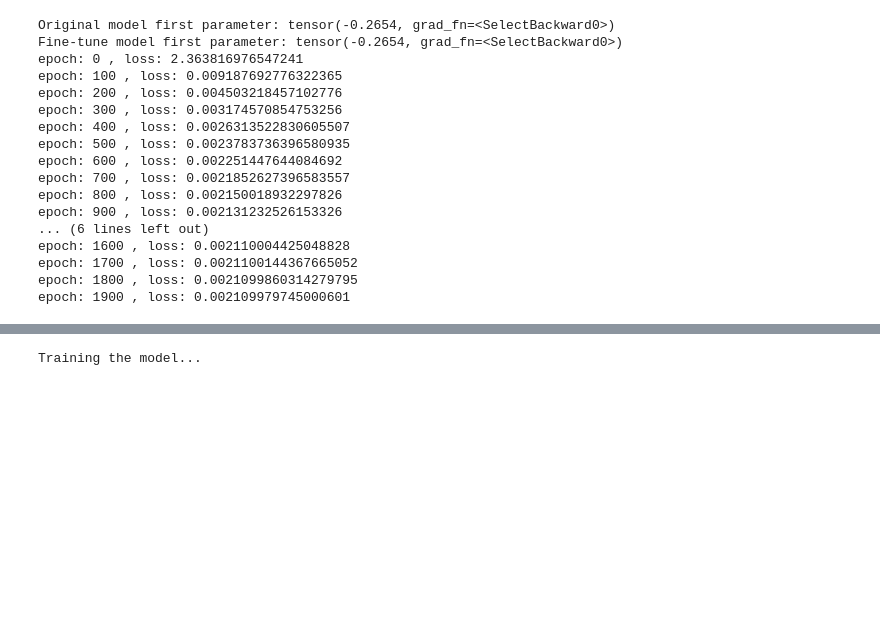
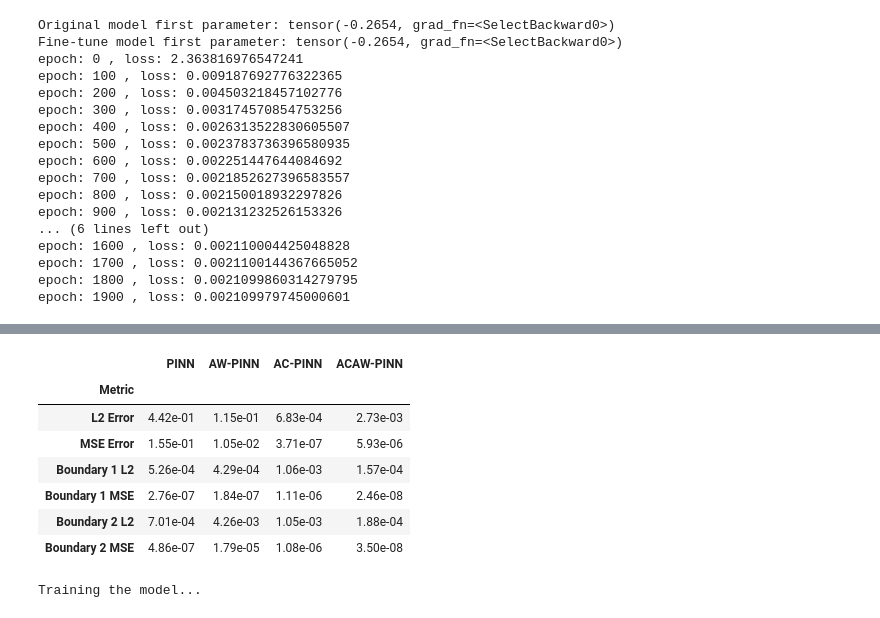
Before and after one commit to Mohammed-khlifi/NeuralPDE-Solver, a Jupyter notebook: main.ipynb, the cells around one changed output, grey strips where cells are left out. Cells and saved outputs as stored; diff of their text form; code cells hidden in the pictures; blank space fills up the shorter version.

```diff
--- a/main.ipynb
+++ b/main.ipynb
@@ -240,3 +380,71 @@ mse error: 0.550643265247345
+# %%
+import pandas as pd
+import numpy as np
+import torch.nn.functional as F
+
+def create_comparison_table(u_pred, AW_u_pred, AC_u_pred, ACAW_u_pred_2, exact):
+    metrics = {
+        'Metric': ['L2 Error', 'MSE Error',
+                  'Boundary 1 L2', 'Boundary 1 MSE',
+                  'Boundary 2 L2', 'Boundary 2 MSE'],
+        'PINN': [
+            l2_error(u_pred, exact).item(),
+            F.mse_loss(u_pred, exact).item(),
+            l2_error(u_pred[-1], exact[-1]).item(),
+            F.mse_loss(u_pred[-1], exact[-1]).item(),
+            l2_error(u_pred[0], exact[0]).item(),
+            F.mse_loss(u_pred[0], exact[0]).item()
+        ],
+        'AW-PINN': [
+            l2_error(AW_u_pred, exact).item(),
+            F.mse_loss(AW_u_pred, exact).item(),
+            l2_error(AW_u_pred[-1], exact[-1]).item(),
+            F.mse_loss(AW_u_pred[-1], exact[-1]).item(),
+            l2_error(AW_u_pred[0], exact[0]).item(),
+            F.mse_loss(AW_u_pred[0], exact[0]).item()
+        ],
+        'AC-PINN': [
+            l2_error(AC_u_pred, exact).item(),
+            F.mse_loss(AC_u_pred, exact).item(),
+            l2_error(AC_u_pred[-1], exact[-1]).item(),
+            F.mse_loss(AC_u_pred[-1], exact[-1]).item(),
+            l2_error(AC_u_pred[0], exact[0]).item(),
+            F.mse_loss(AC_u_pred[0], exact[0]).item()
+        ],
+        'ACAW-PINN': [
+            l2_error(ACAW_u_pred_2, exact).item(),
+            F.mse_loss(ACAW_u_pred_2, exact).item(),
+            l2_error(ACAW_u_pred_2[-1], exact[-1]).item(),
+            F.mse_loss(ACAW_u_pred_2[-1], exact[-1]).item(),
+            l2_error(ACAW_u_pred_2[0], exact[0]).item(),
+            F.mse_loss(ACAW_u_pred_2[0], exact[0]).item()
+        ]
+    }
+
+    df = pd.DataFrame(metrics)
+    df = df.set_index('Metric')
+
+    styled_df = df.style.format({
+        'PINN': '{:.2e}',
+        'AW-PINN': '{:.2e}',
+        'AC-PINN': '{:.2e}',
+        'ACAW-PINN': '{:.2e}'
+    })
+
+    return styled_df
+
+# Usage
+comparison = create_comparison_table(u_pred, AW_u_pred, AC_u_pred, ACAW_u_pred_2, exact)
+display(comparison)
+# %% [output]
+|  | PINN | AW-PINN | AC-PINN | ACAW-PINN |
+| Metric |  |  |  |  |
+| L2 Error | 4.42e-01 | 1.15e-01 | 6.83e-04 | 2.73e-03 |
+| MSE Error | 1.55e-01 | 1.05e-02 | 3.71e-07 | 5.93e-06 |
+| Boundary 1 L2 | 5.26e-04 | 4.29e-04 | 1.06e-03 | 1.57e-04 |
+| Boundary 1 MSE | 2.76e-07 | 1.84e-07 | 1.11e-06 | 2.46e-08 |
+| Boundary 2 L2 | 7.01e-04 | 4.26e-03 | 1.05e-03 | 1.88e-04 |
+| Boundary 2 MSE | 4.86e-07 | 1.79e-05 | 1.08e-06 | 3.50e-08 |
 # %%
 pde_configurations = OperatorConfig(
             operator=operator,
```
Also changed, not shown: parts of 6 cells of this notebook, 1 other file.
